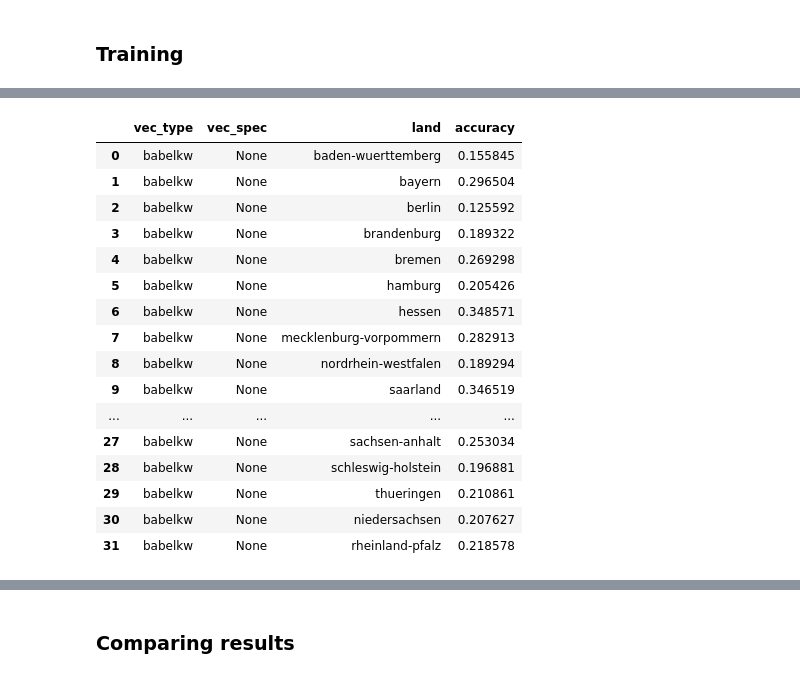
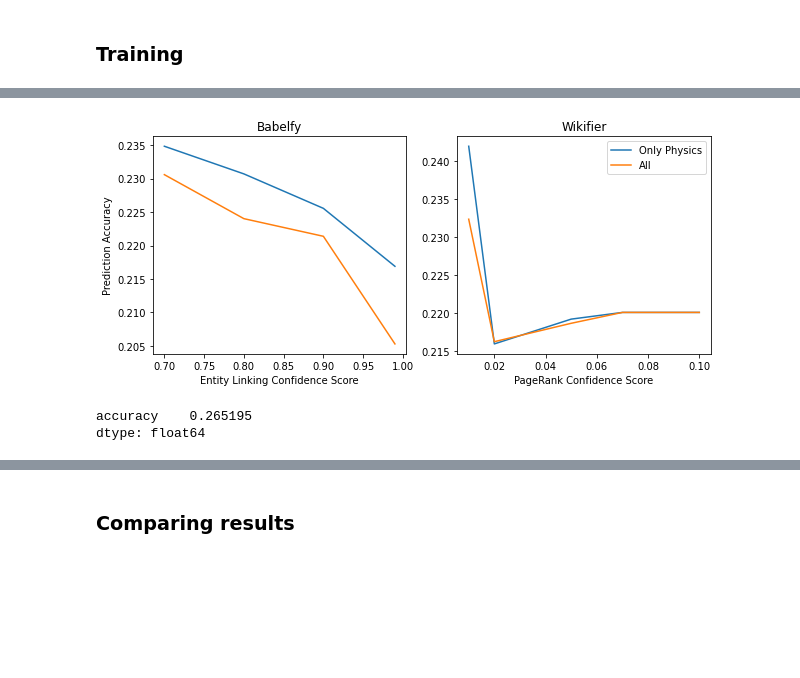
Before and after one commit to rxvl-d/curri, a Jupyter notebook: notebooks/paper-submission.ipynb, the cells around one changed output, grey strips where cells are left out. Cells and saved outputs as stored; diff of their text form; code cells hidden in the pictures; blank space fills up the shorter version.

```diff
--- a/notebooks/paper-submission.ipynb
+++ b/notebooks/paper-submission.ipynb
@@ -199,24 +315,40 @@ babelkw   0.5,False    0.230596
 Name: accuracy, dtype: float64
+# %%
+data = Out[66].copy()
+# %%
+rows = []
+for i in data.index:
+    val = data[i]
+    feature_set, (threshold, is_physics_filtered) = i[0], i[1].split(',')
+    threshold = float(threshold)
+    is_physics_filtered = is_physics_filtered == 'True'
+    rows.append((feature_set, is_physics_filtered, threshold, val))
+
+data = pd.DataFrame(rows, columns=['feature_set', 'is_physics_filtered', 'threshold', 'accuracy'])
+# %%
+fig, (ax1, ax2) = plt.subplots(1,2, figsize = (10, 4))
+s1 = data[(data.feature_set=='babelkw') & data.is_physics_filtered]
+s2 = data[(data.feature_set=='babelkw') & ~data.is_physics_filtered]
+ax1.plot(s1.threshold, s1.accuracy, label='Only Physics')
+ax1.plot(s2.threshold, s2.accuracy, label='All')
+ax1.set_title('Babelfy')
+ax1.set_ylabel('Prediction Accuracy')
+ax1.set_xlabel('Entity Linking Confidence Score')
+s3 = data[(data.feature_set=='wikikw') & data.is_physics_filtered]
+s4 = data[(data.feature_set=='wikikw') & ~data.is_physics_filtered]
+ax2.plot(s3.threshold, s3.accuracy, label='Only Physics')
+ax2.plot(s4.threshold, s4.accuracy, label='All')
+ax2.set_title('Wikifier')
+ax2.set_xlabel('PageRank Confidence Score')
+ax2.legend()
+plt.savefig('physics_filtering_over_threhsholds.png')
+# %% [output]
+[figure, added]
 # %%
-df
+st.mean()
 # %% [output]
-|  | vec_type | vec_spec | land | accuracy |
-| 0 | babelkw | None | baden-wuerttemberg | 0.155845 |
-| 1 | babelkw | None | bayern | 0.296504 |
-| 2 | babelkw | None | berlin | 0.125592 |
-| 3 | babelkw | None | brandenburg | 0.189322 |
-| 4 | babelkw | None | bremen | 0.269298 |
-| 5 | babelkw | None | hamburg | 0.205426 |
-| 6 | babelkw | None | hessen | 0.348571 |
-| 7 | babelkw | None | mecklenburg-vorpommern | 0.282913 |
-| 8 | babelkw | None | nordrhein-westfalen | 0.189294 |
-| 9 | babelkw | None | saarland | 0.346519 |
-| ... | ... | ... | ... | ... |
-| 27 | babelkw | None | sachsen-anhalt | 0.253034 |
-| 28 | babelkw | None | schleswig-holstein | 0.196881 |
-| 29 | babelkw | None | thueringen | 0.210861 |
-| 30 | babelkw | None | niedersachsen | 0.207627 |
-| 31 | babelkw | None | rheinland-pfalz | 0.218578 |
+accuracy    0.265195
+dtype: float64
 # %%
 sentence_transformer_results= sentence_transformer_results[['land', 'accuracy']].set_index('land')
 # %%
```
Also changed, not shown: parts of 38 cells of this notebook, 3 other files.
